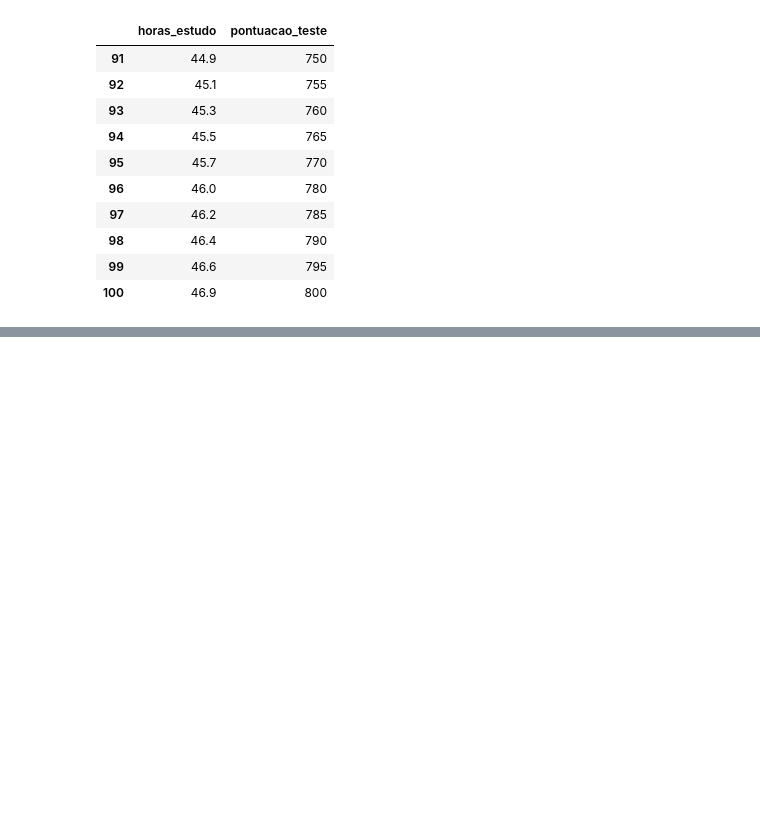
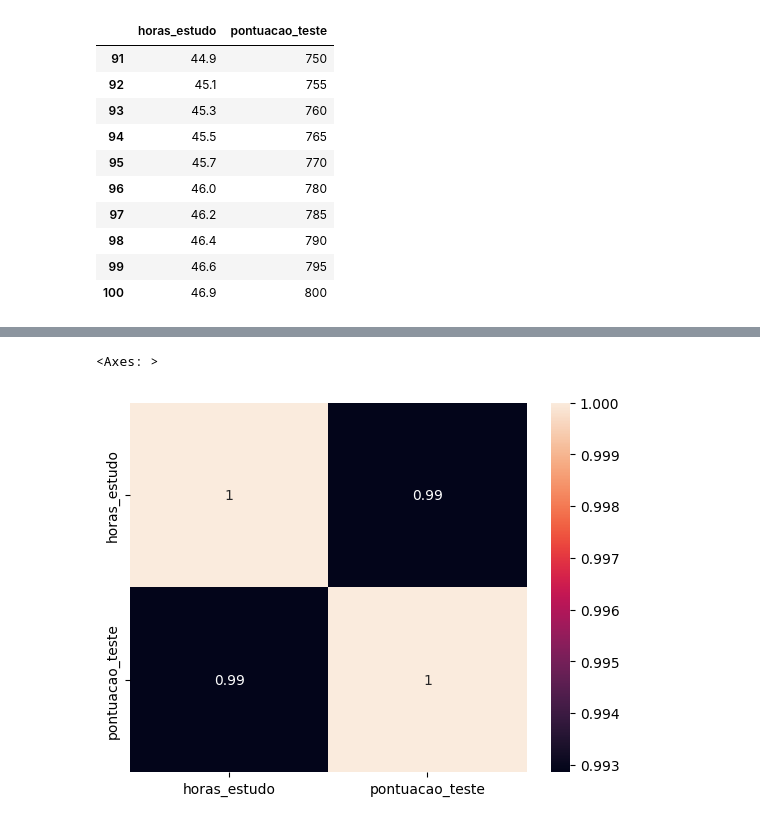
Before and after one commit to danilotavares-dev/Plataforma-de-Educacao-IA, a Jupyter notebook: modelo_pontuacao.ipynb, the cells around one changed output, grey strips where cells are left out. Saved outputs shown, nothing was run; the diff lists cells and outputs as text; code cells hidden in the pictures; blank space fills up the shorter version.

```diff
--- a/modelo_pontuacao.ipynb
+++ b/modelo_pontuacao.ipynb
@@ -56,0 +88,6 @@ df_pontuacao.tail(10)
+# %%
+# Correlação - Pearson
+sns.heatmap(df_pontuacao.corr('pearson'), annot=True)
+# %% [output]
+<Axes: >
+[figure, added]
```
Also changed, not shown: parts of 8 cells of this notebook.
